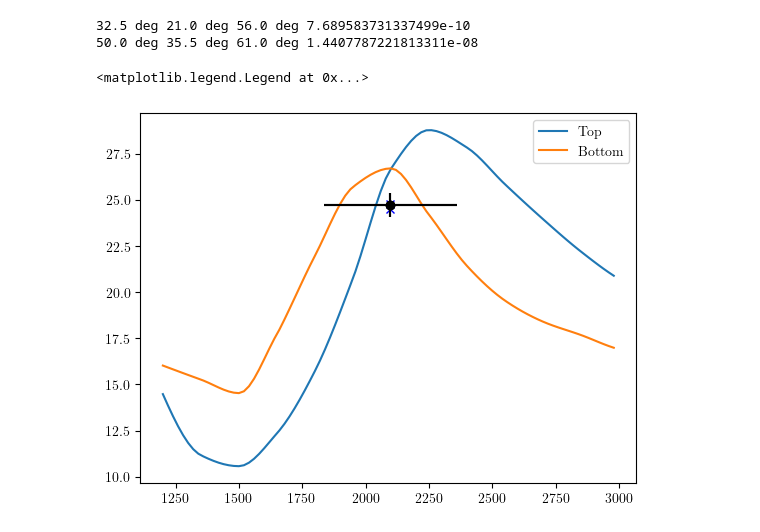
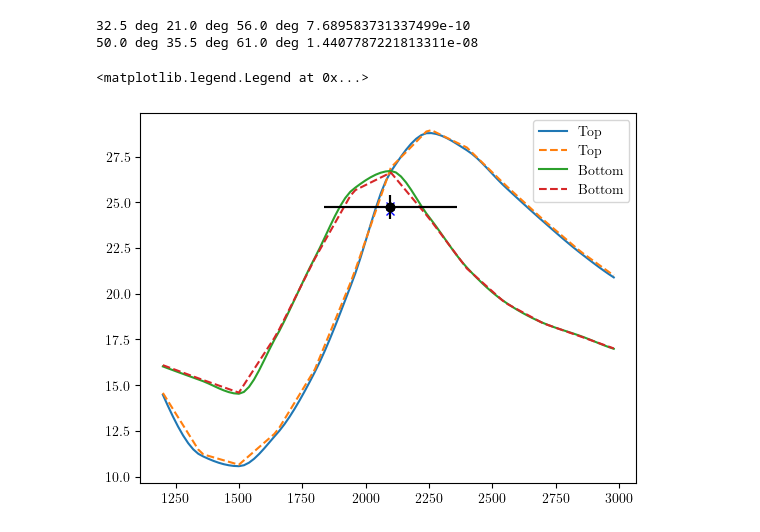
Before and after one commit to rjassef/Impol_BHDs_repo, a Jupyter notebook: plots/SKIRTOR_fit_onesided/fit_pfrac.W0204.ipynb, the cells around one changed output. Drawn from its saved outputs; the diff is of its cells as text; code cells hidden in the pictures.

Commit message:
Updating cone plots.

```diff
--- a/plots/SKIRTOR_fit_onesided/fit_pfrac.W0204.ipynb
+++ b/plots/SKIRTOR_fit_onesided/fit_pfrac.W0204.ipynb
@@ -64,6 +64,10 @@ pws = dict()
 cone_types = ["Top", "Bottom"]
 for cone_type in cone_types:
     pws[cone_type] = LoadSKIRTOR_MRN77(cone_type=cone_type, interp_method='pchip')
+
+pws_linear = dict()
+for cone_type in cone_types:
+    pws_linear[cone_type] = LoadSKIRTOR_MRN77(cone_type=cone_type, interp_method='linear')
 
 bands_use = list()
 p_meas = list()
@@ -97,19 +101,20 @@ for cone_type in cone_types:
 # %%
 lam_grid = np.arange(1200., 3000., 20.)*u.AA
 
 for cone_type in cone_types:
     i, j, k = np.unravel_index(np.argmin(chi2_map[wid][cone_type], axis=None), chi2_map[wid][cone_type].shape)
     plt.plot(lam_grid, 100*pws[cone_type].p((tang_grid[i]*np.ones(lam_grid.shape), cang_grid[j]*np.ones(lam_grid.shape), iang_grid[k]*np.ones(lam_grid.shape), lam_grid)), label=cone_type)
+    plt.plot(lam_grid, 100*pws_linear[cone_type].p((tang_grid[i]*np.ones(lam_grid.shape), cang_grid[j]*np.ones(lam_grid.shape), iang_grid[k]*np.ones(lam_grid.shape), lam_grid)), label=cone_type, linestyle='dashed')
 
     for bname in op.pfrac[wid].keys():
         plt.errorbar([bands.bp[bname].barlam().value/(1+op.z[wid])], [op.pfrac[wid][bname]], xerr=[bands.bp[bname].rectwidth().value/2./(1+op.z[wid])], yerr=[op.epfrac[wid][bname]], marker='o', color='k')
 
         #p_mod = pw.p_bb(bands.bp[bname], [tang_grid[i]], [cang_grid[j]], [iang_grid[k]], specs.lam_obs[wid], specs.flam[wid], op.z[wid])
         #plt.plot([bands.bp[bname].barlam().value/(1+op.z[wid])], [p_mod[0,0,0]*100], 'bx')
         p_mod = pws[cone_type].p_bb(bands.bp[bname], tang_grid[i:i+1], cang_grid[j:j+1], iang_grid[k:k+1], specs.lam_obs[wid], specs.flam[wid], op.z[wid])
         plt.plot([bands.bp[bname].barlam().value/(1+op.z[wid])], [p_mod[0,0,0]*100], 'bx')
 
 plt.legend()
 # %% [output]
 <matplotlib.legend.Legend at 0x...>
-[figure, old version]
+[figure, new version]
```
Also changed, not shown: parts of 9 cells of this notebook, 5 other files.
